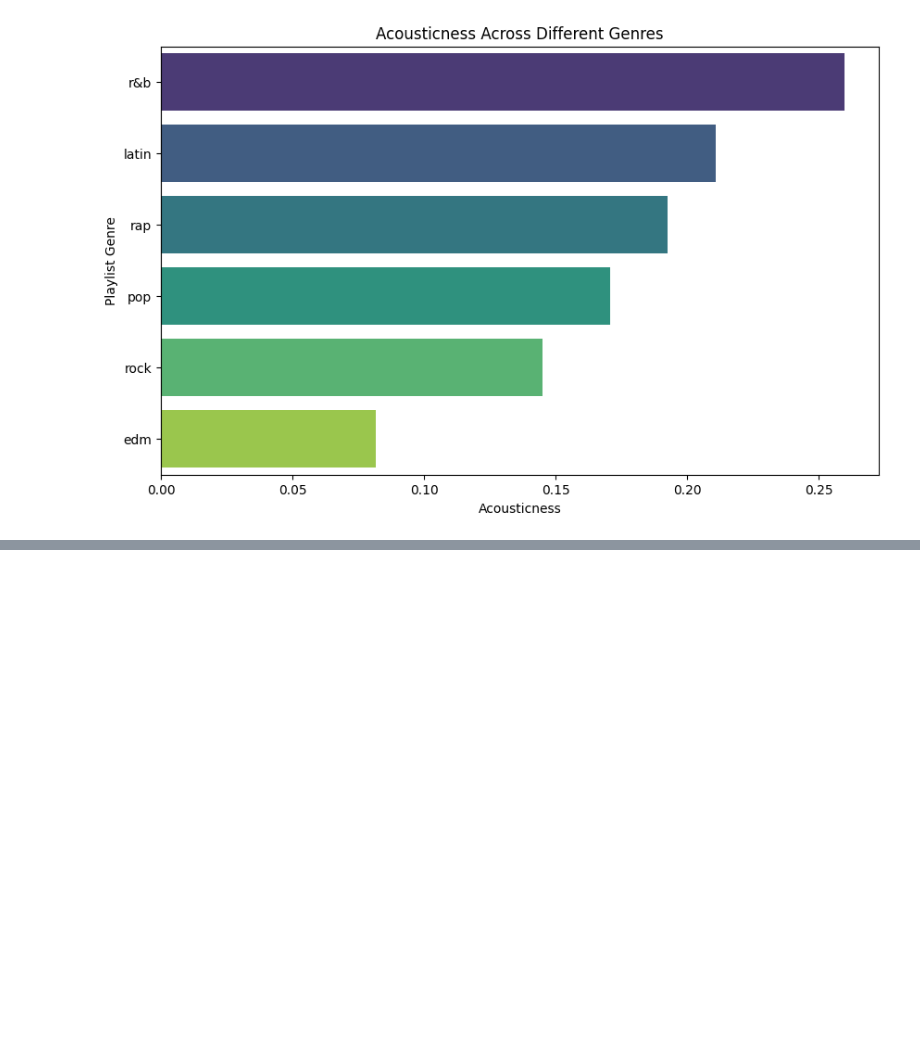
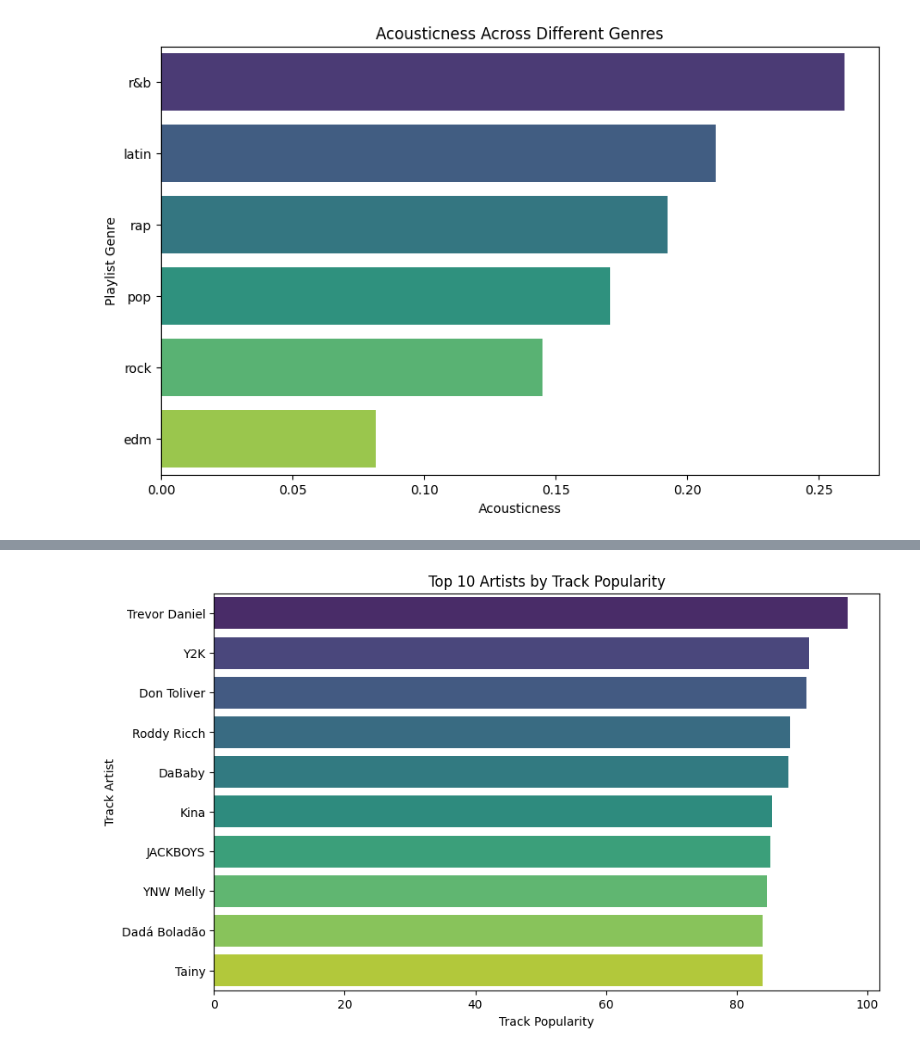
Before and after one commit to Darknight47/Data-Science-Project-02, a Jupyter notebook: music_recommendation02.ipynb, the cells around one changed output, grey strips where cells are left out. Cells and saved outputs as stored; diff of their text form; code cells hidden in the pictures; blank space fills up the shorter version.

```diff
--- a/music_recommendation02.ipynb
+++ b/music_recommendation02.ipynb
@@ -207,0 +220,16 @@ for feature in audio_features:
+# %%
+# Group by track_artist and calculate the mean track_popularity
+artist_popularity = dataset.groupby('track_artist')['track_popularity'].mean().reset_index()
+
+# Get the top 10 artists by track_popularity
+top_artists = artist_popularity.nlargest(10, 'track_popularity')
+# %%
+# Plot the top 10 artists
+plt.figure(figsize=(10, 6))
+sns.barplot(data=top_artists, x='track_popularity', y='track_artist', hue=top_artists['track_artist'], palette='viridis')
+plt.title('Top 10 Artists by Track Popularity')
+plt.xlabel('Track Popularity')
+plt.ylabel('Track Artist')
+plt.show()
+# %% [output]
+[figure, added]
```
Also changed, not shown: parts of 5 cells of this notebook.
